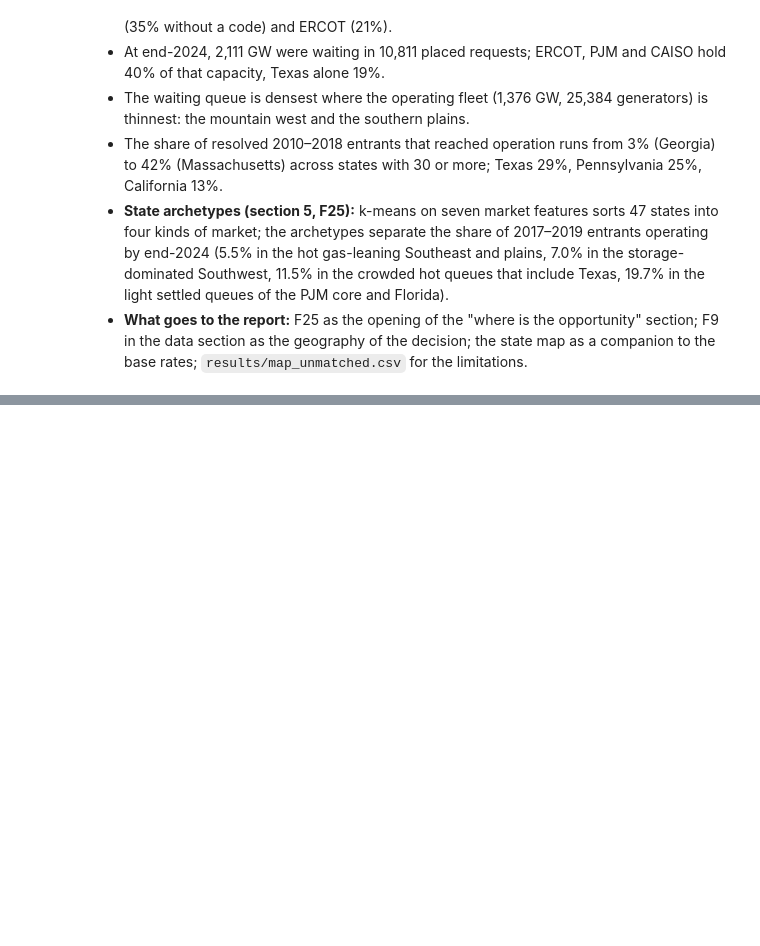
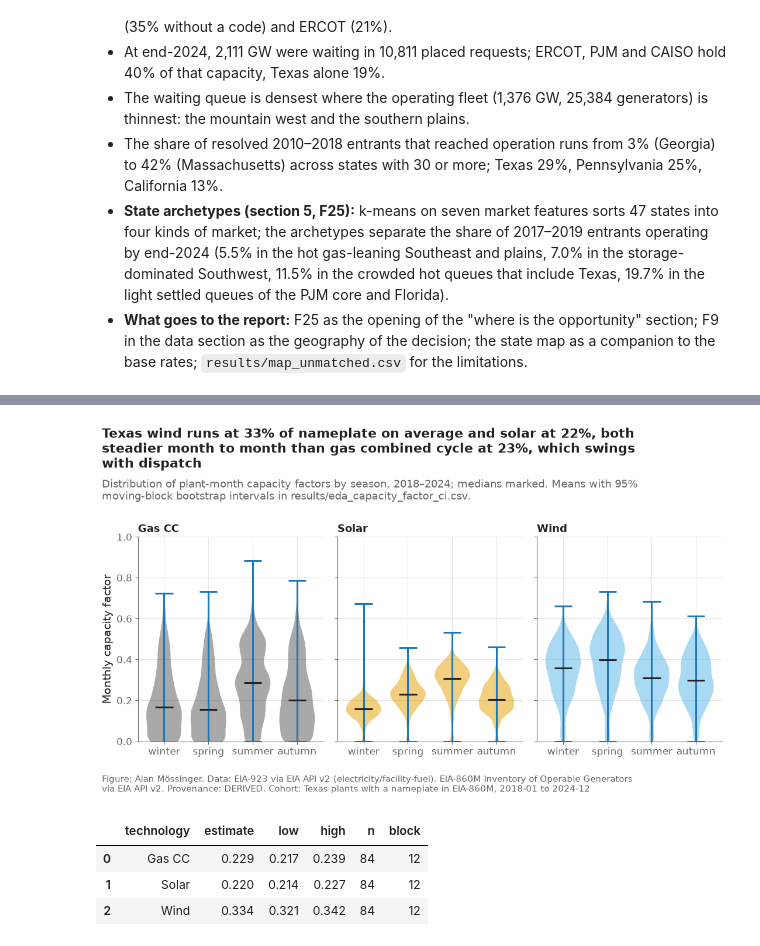
Before and after one commit to alanmossinger/Capstone, a Jupyter notebook: notebooks/02_eda.ipynb, the cells around one changed output, grey strips where cells are left out. Saved outputs shown, nothing was run; the diff lists cells and outputs as text; code cells hidden in the pictures; blank space fills up the shorter version.

```diff
--- a/notebooks/02_eda.ipynb
+++ b/notebooks/02_eda.ipynb
@@ -1569,0 +1722,40 @@ checks
+# %%
+nameplate = (plant_generators.groupby(["plant_code", "technology_group"])["nameplate_mw"].sum().reset_index()
+             .rename(columns={"technology_group": "technology"}))
+cf = generation.merge(nameplate, on=["plant_code", "technology"], how="inner")
+cf = cf[cf["nameplate_mw"] > 0].copy()
+cf["cf"] = cf["generation_mwh"] / (cf["nameplate_mw"] * cf["month"].dt.days_in_month * 24)
+cf = cf[(cf["cf"] >= -0.05) & (cf["cf"] <= 1.2) & cf["technology"].isin(["Gas CC", "Solar", "Wind"])]
+cf["season"] = cf["month"].dt.month.map(SEASON)
+cf_stats = (cf.groupby(["technology", "season"])["cf"].describe(percentiles=[0.1, 0.5, 0.9])[["count", "mean", "10%", "50%", "90%"]]
+            .reset_index())
+cf_stats.to_csv(paths.RESULTS / "eda_capacity_factor_by_season.csv", index=False)
+cf_ci = pd.DataFrame([{"technology": t, **es.block_bootstrap(cf[cf["technology"] == t].groupby("month")["cf"].mean().to_numpy(), np.mean, block=12, seed=2)}
+                      for t in ["Gas CC", "Solar", "Wind"]])
+cf_ci.to_csv(paths.RESULTS / "eda_capacity_factor_ci.csv", index=False)
+fig, axes = plt.subplots(1, 3, figsize=(11, 6.5), sharey=True)
+order = ["winter", "spring", "summer", "autumn"]
+for ax, tech in zip(axes, ["Gas CC", "Solar", "Wind"]):
+    data = [cf[(cf["technology"] == tech) & (cf["season"] == s)]["cf"].to_numpy() for s in order]
+    parts = ax.violinplot(data, positions=range(4), showmedians=True, widths=0.8)
+    for body in parts["bodies"]:
+        body.set_facecolor(TECH_COLOR[tech]); body.set_alpha(0.5)
+    parts["cmedians"].set_color(plots.INK)
+    ax.set_xticks(range(4), order)
+    ax.set_title(tech, fontsize=13)
+    ax.set_ylim(0, 1)
+axes[0].set_ylabel("Monthly capacity factor")
+mean_cf = cf_ci.set_index("technology")["estimate"]
+plots.finish(fig,
+             f"Texas wind runs at {mean_cf['Wind']:.0%} of nameplate on average and solar at {mean_cf['Solar']:.0%}, both steadier month to month than gas combined cycle at {mean_cf['Gas CC']:.0%}, which swings with dispatch",
+             "Distribution of plant-month capacity factors by season, 2018–2024; medians marked. Means with 95% moving-block bootstrap intervals in results/eda_capacity_factor_ci.csv.",
+             "Texas plants with a nameplate in EIA-860M, 2018-01 to 2024-12", lbnl=False, sources=[config.SOURCE_EIA923, config.SOURCE_EIA], eia=False, provenance="DERIVED")
+save(fig, "02_C3_capacity_factor_by_season", "Monthly capacity-factor distributions by technology and season, Texas plants 2018–2024.")
+plt.show()
+cf_ci.round(3)
+# %% [output]
+[figure, added]
+|  | technology | estimate | low | high | n | block |
+| 0 | Gas CC | 0.229 | 0.217 | 0.239 | 84 | 12 |
+| 1 | Solar | 0.220 | 0.214 | 0.227 | 84 | 12 |
+| 2 | Wind | 0.334 | 0.321 | 0.342 | 84 | 12 |
```
Also changed, not shown: parts of 23 cells of this notebook, 46 other files.
